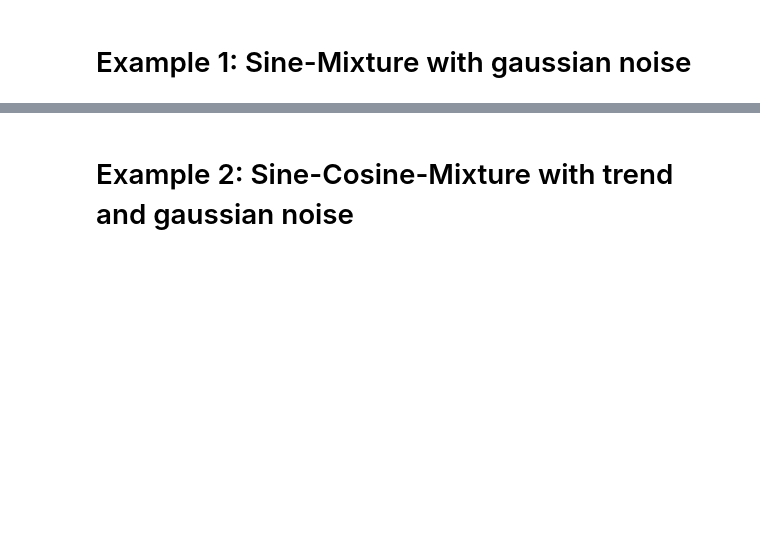
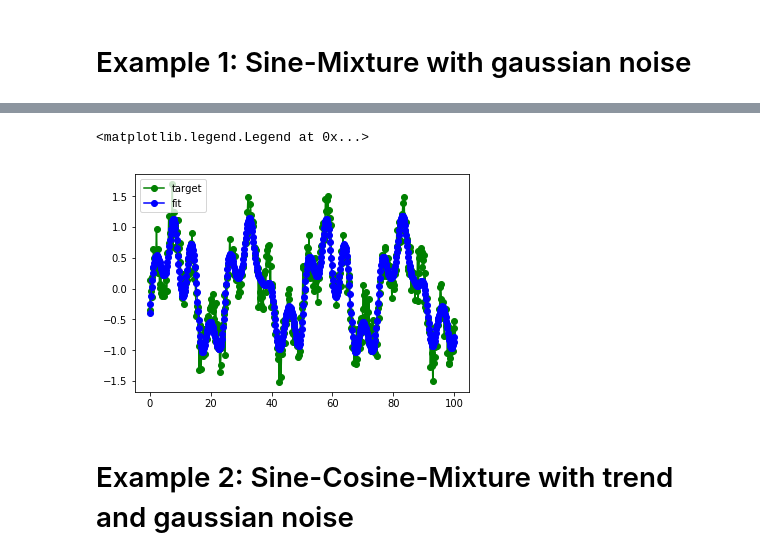
Before and after one commit to RiemannAI/openRT, a Jupyter notebook: examples/ExpectationModel_tests.ipynb, the cells around one changed output, grey strips where cells are left out. Saved outputs shown, nothing was run; the diff lists cells and outputs as text; code cells hidden in the pictures; blank space fills up the shorter version.

```diff
--- a/examples/ExpectationModel_tests.ipynb
+++ b/examples/ExpectationModel_tests.ipynb
@@ -42,10 +71,13 @@ minim.train(mse(), M, X, Y, tolfun=1e-4)
 # %%
 npoints = 500
 test_X = (np.linspace(0, 100, npoints)).reshape((1, npoints))
 
 plt.plot(X.flatten(), Y.flatten(),"og-", label='target')
-plt.plot(test_X.flatten(), np.real(M.predict(test_X)).flatten(),"ob-", label='fit')
+plt.plot(test_X.flatten(), np.real(M.predict(test_X)).flatten(),"bo-", label='fit')
 plt.legend()
+# %% [output]
+<matplotlib.legend.Legend at 0x...>
+[figure, added]
 # %%
 M = mdl.Model()
 
```
Also changed, not shown: parts of 3 cells of this notebook, 3 other files.
